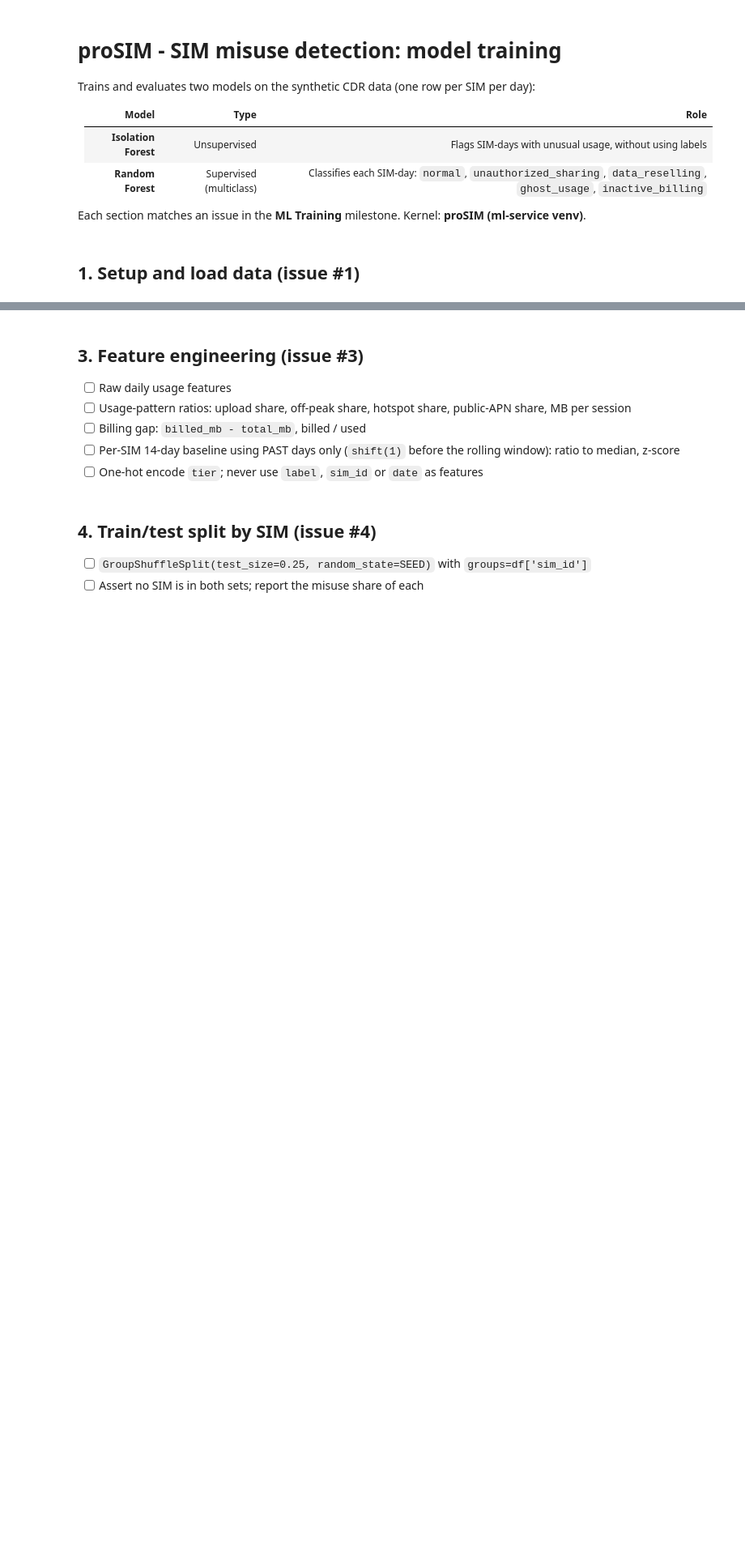
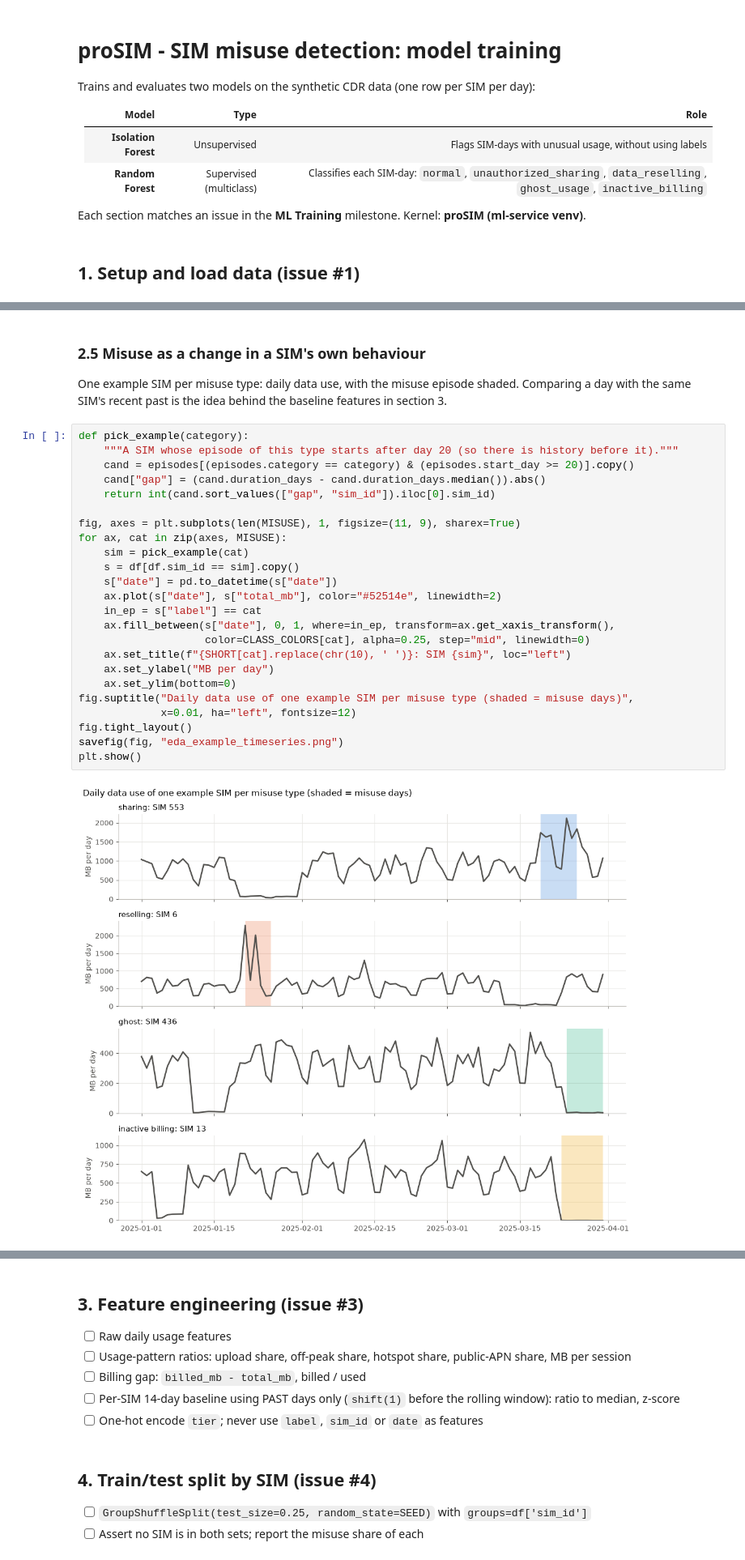
Before and after one commit to ianchomba1/proSIM, a Jupyter notebook: ml-training/notebooks/01_misuse_training.ipynb, the cells around one changed output, grey strips where cells are left out. Shown at 81% size. Cells and saved outputs as stored; diff of their text form; blank space fills up the shorter version.

```diff
--- a/ml-training/notebooks/01_misuse_training.ipynb
+++ b/ml-training/notebooks/01_misuse_training.ipynb
@@ -54,0 +225,29 @@ df.dtypes.to_frame("dtype").T
+# %% [markdown]
+### 2.5 Misuse as a change in a SIM's own behaviour
+One example SIM per misuse type: daily data use, with the misuse episode shaded. Comparing a day with the same SIM's recent past is the idea behind the baseline features in section 3.
+# %%
+def pick_example(category):
+    """A SIM whose episode of this type starts after day 20 (so there is history before it)."""
+    cand = episodes[(episodes.category == category) & (episodes.start_day >= 20)].copy()
+    cand["gap"] = (cand.duration_days - cand.duration_days.median()).abs()
+    return int(cand.sort_values(["gap", "sim_id"]).iloc[0].sim_id)
+
+fig, axes = plt.subplots(len(MISUSE), 1, figsize=(11, 9), sharex=True)
+for ax, cat in zip(axes, MISUSE):
+    sim = pick_example(cat)
+    s = df[df.sim_id == sim].copy()
+    s["date"] = pd.to_datetime(s["date"])
+    ax.plot(s["date"], s["total_mb"], color="#52514e", linewidth=2)
+    in_ep = s["label"] == cat
+    ax.fill_between(s["date"], 0, 1, where=in_ep, transform=ax.get_xaxis_transform(),
+                    color=CLASS_COLORS[cat], alpha=0.25, step="mid", linewidth=0)
+    ax.set_title(f"{SHORT[cat].replace(chr(10), ' ')}: SIM {sim}", loc="left")
+    ax.set_ylabel("MB per day")
+    ax.set_ylim(bottom=0)
+fig.suptitle("Daily data use of one example SIM per misuse type (shaded = misuse days)",
+             x=0.01, ha="left", fontsize=12)
+fig.tight_layout()
+savefig(fig, "eda_example_timeseries.png")
+plt.show()
+# %% [output]
+[figure, added]
```
Also changed, not shown: parts of 22 cells of this notebook, 3 other files.
